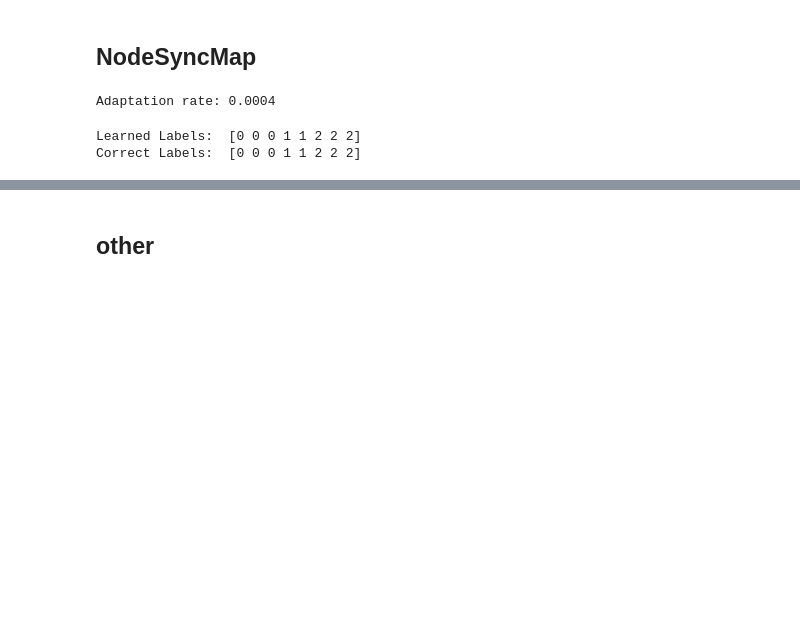
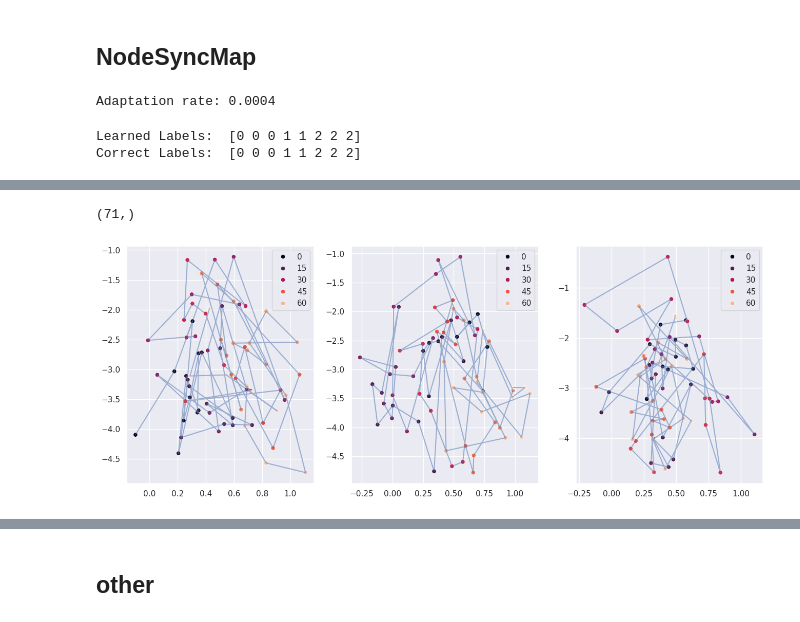
Before and after one commit to Loccret/SyncMap-Draft, a Jupyter notebook: nbs/00_core.ipynb, the cells around one changed output, grey strips where cells are left out. Cells and saved outputs as stored; diff of their text form; code cells hidden in the pictures; blank space fills up the shorter version.

```diff
--- a/nbs/00_core.ipynb
+++ b/nbs/00_core.ipynb
@@ -698,7 +705,7 @@ sequence_length = 10000
 
 ####### SyncMap #####
 number_of_nodes= output_size
-adaptation_rate= 0.0005*output_size
+adaptation_rate= 0.00005*output_size
 print("Adaptation rate:", adaptation_rate)
 map_dimensions= 2
 model_syncmap= SymmetricalSyncMap(input_size=number_of_nodes, dimensions=map_dimensions, adaptation_rate=adaptation_rate, space_scale=1)
@@ -850,7 +861,8 @@ sequence_length = 10000
 
 ####### SyncMap #####
 number_of_nodes= output_size
-adaptation_rate= 0.0005*output_size
+# adaptation_rate= 0.0005*output_size
+adaptation_rate= 0.00005*output_size
 print("Adaptation rate:", adaptation_rate)
 map_dimensions= 2
 neuron_group= LightSyncMap(number_of_nodes, map_dimensions, adaptation_rate)
@@ -1155,17 +1128,17 @@ env = OverlapChunkTest1(time_delay)
 output_size = env.getOutputSize()
 output_size
 
-# sequence_length = int(100000 * 10) # True TEST
+# sequence_length = int(1000000) # True TEST
 sequence_length = int(10000)  #  accuracy
 
 ####### SyncMap #####
 number_of_nodes= output_size
-# adaptation_rate= 0.0005*output_size  # original
-adaptation_rate= 0.00005*output_size
+adaptation_rate= 0.00005*output_size  # original
+# adaptation_rate= 0.0005*output_size
 print("Adaptation rate:", adaptation_rate)
 map_dimensions= 2
 neuron_group= NodeSyncMap(number_of_nodes, map_dimensions, adaptation_rate)
-input_sequence, input_class = env.getSequence(sequence_length)
+# input_sequence, input_class = env.getSequence(sequence_length)
 # %% [output]
 Adaptation rate: 0.0004
 # %%
@@ -1191,3 +1163,31 @@ fig.show()
+# %%
+neuron_group.log[10000*12::10000, 0, 0].shape
+# %% [output]
+(71,)
+# %%
+# neuron_group.log[10000*12::10000]
+# plt.plot(
+#     neuron_group.log[10000*12::10000, 0],
+#     neuron_group.log[10000*12::10000, 1], marker='o')
+# plt.xlabel('X')
+# plt.ylabel('Y')
+# plt.title('2D Trajectory of a Point')
+
+
+# plt.figure(figsize=(8, 6))
+fig, axs = plt.subplots(1, 3, figsize=(16, 6))
+
+for idx, item in enumerate([5,6,7]):
+        sns.scatterplot(
+                x=neuron_group.log[10000*12::10000, item, 0],
+                y=neuron_group.log[10000*12::10000, item, 1],
+                hue=np.arange(len(neuron_group.log[10000*12::10000])),
+                palette="rocket", marker='o', ax = axs[idx])
+
+        axs[idx].plot(neuron_group.log[10000*12::10000, item, 0],
+                neuron_group.log[10000*12::10000, item, 1], color='b', alpha=0.5)
+# %% [output]
+[figure, added]
 # %%
 # NodeSyncMapRst = {'data': neuron_group.log, 'labels': env.trueLabel()}
 # np.save('../data/NodeSyncMapRst.npy', NodeSyncMapRst)
```
Also changed, not shown: parts of 16 cells of this notebook, 2 other files.
